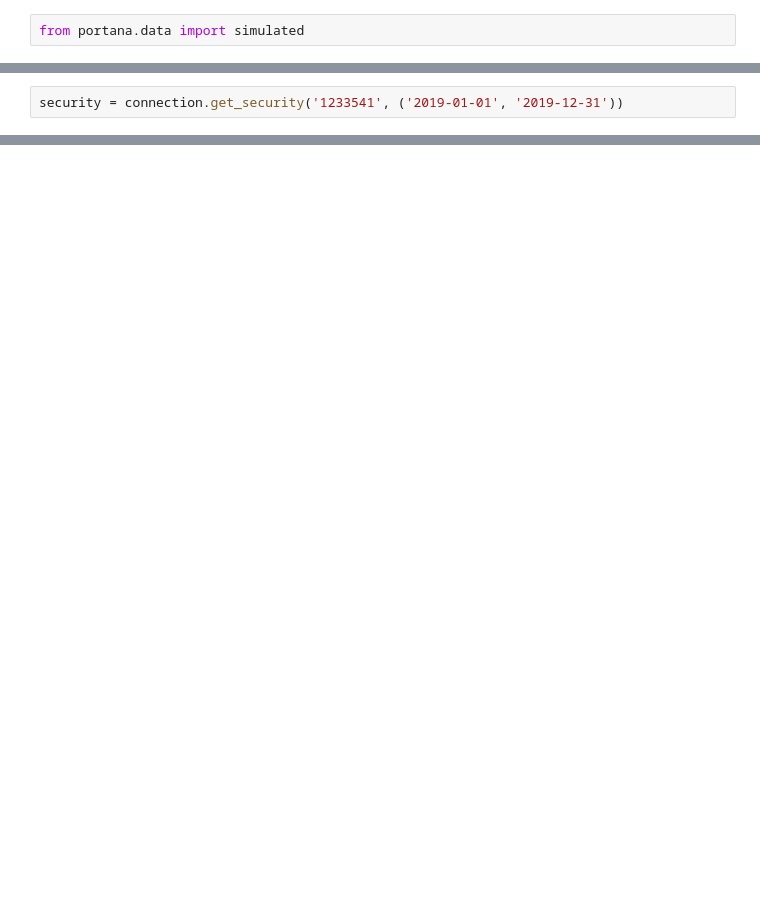
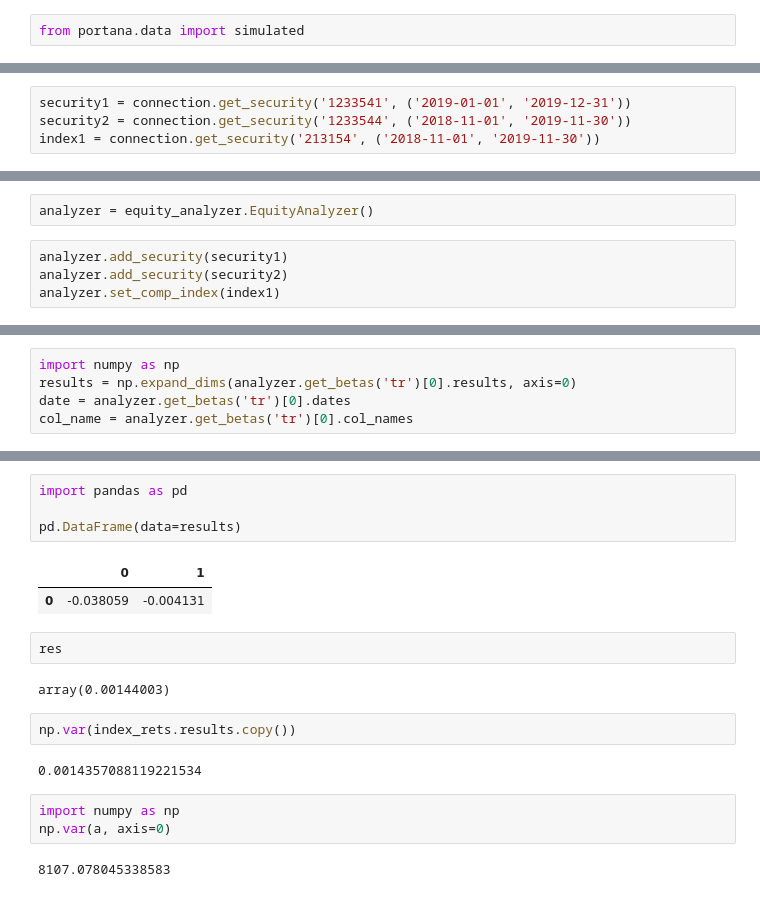
Before and after one commit to benjaminye/portana, a Jupyter notebook: Demo.ipynb, the cells around one changed output, grey strips where cells are left out. Cells and saved outputs as stored; diff of their text form; blank space fills up the shorter version.

Commit message:
finished EquityAnalyzer

```diff
--- a/Demo.ipynb
+++ b/Demo.ipynb
@@ -6,2 +6,4 @@ connection.set_asset_type(simulated.EquityFundAssetType())
 # %%
-security = connection.get_security('1233541', ('2019-01-01', '2019-12-31'))
+security1 = connection.get_security('1233541', ('2019-01-01', '2019-12-31'))
+security2 = connection.get_security('1233544', ('2018-11-01', '2019-11-30'))
+index1 = connection.get_security('213154', ('2018-11-01', '2019-11-30'))
@@ -27,0 +29,6 @@ Risk:  High
+# %%
+analyzer = equity_analyzer.EquityAnalyzer()
+# %%
+analyzer.add_security(security1)
+analyzer.add_security(security2)
+analyzer.set_comp_index(index1)
@@ -27,0 +70,5 @@ Risk:  High
+# %%
+import numpy as np
+results = np.expand_dims(analyzer.get_betas('tr')[0].results, axis=0)
+date = analyzer.get_betas('tr')[0].dates
+col_name = analyzer.get_betas('tr')[0].col_names
@@ -27,0 +78,20 @@ Risk:  High
+# %%
+import pandas as pd
+
+pd.DataFrame(data=results)
+# %% [output]
+|  | 0 | 1 |
+| 0 | -0.038059 | -0.004131 |
+# %%
+res
+# %% [output]
+array(0.00144003)
+# %%
+np.var(index_rets.results.copy())
+# %% [output]
+0.0014357088119221534
+# %%
+import numpy as np
+np.var(a, axis=0)
+# %% [output]
+8107.078045338583
```
Also changed, not shown: parts of 24 cells of this notebook, 6 other files.
